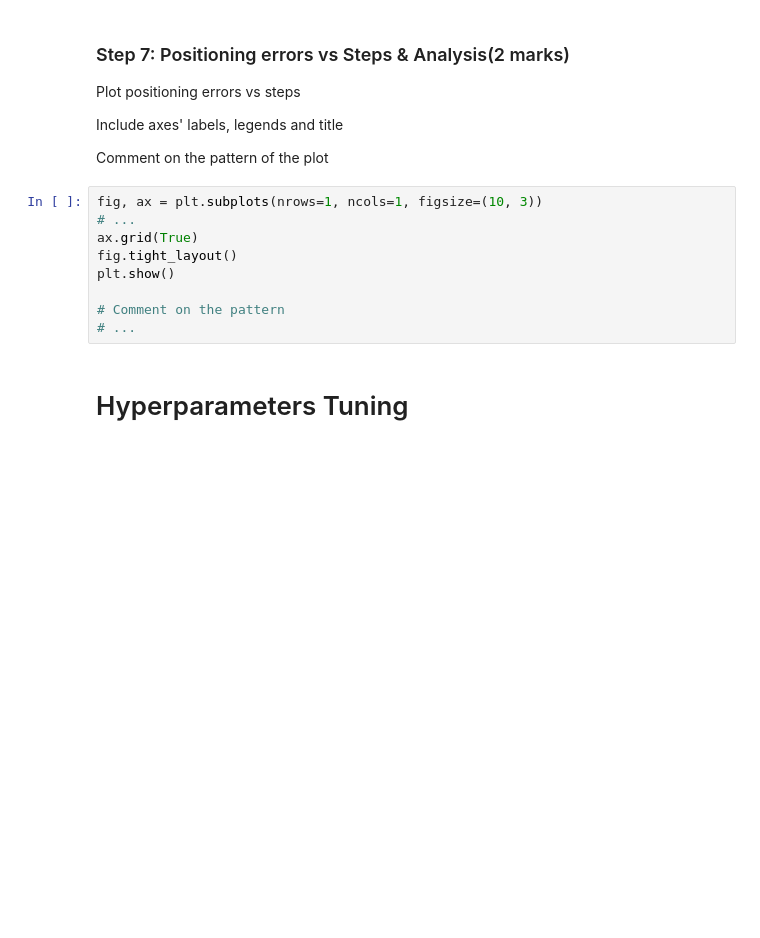
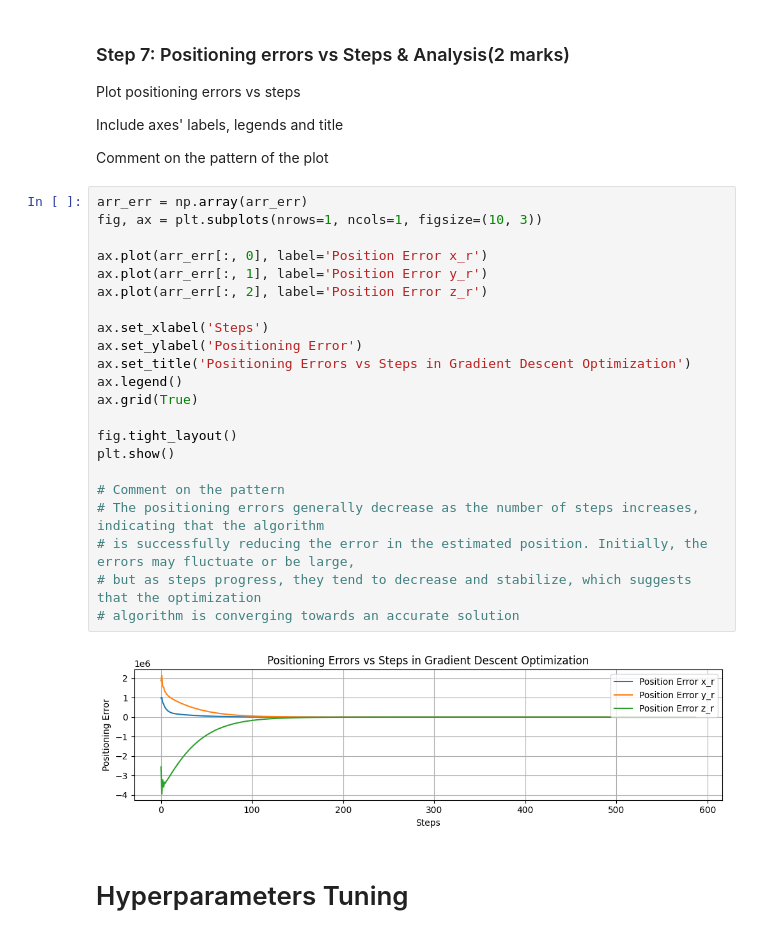
Before and after one commit to SaharYousefi92/engg680_2024_fall, a Jupyter notebook: Lab_Assignment3/Introduction to Machine Learning (Gradient Descent, Logistic Regression).ipynb, the cells around one changed output. Cells and saved outputs as stored; diff of their text form; blank space fills up the shorter version.

```diff
--- a/Lab_Assignment3/Introduction to Machine Learning (Gradient Descent, Logistic Regression).ipynb
+++ b/Lab_Assignment3/Introduction to Machine Learning (Gradient Descent, Logistic Regression).ipynb
@@ -308,15 +332,30 @@ Plot positioning errors vs steps
 Include axes' labels, legends and title
 
 Comment on the pattern of the plot
-# %%
-fig, ax = plt.subplots(nrows=1, ncols=1, figsize=(10, 3))
-# ...
-ax.grid(True)
-fig.tight_layout()
-plt.show()
-
-# Comment on the pattern
-# ...
+# %%
+arr_err = np.array(arr_err)
+fig, ax = plt.subplots(nrows=1, ncols=1, figsize=(10, 3))
+
+ax.plot(arr_err[:, 0], label='Position Error x_r')
+ax.plot(arr_err[:, 1], label='Position Error y_r')
+ax.plot(arr_err[:, 2], label='Position Error z_r')
+
+ax.set_xlabel('Steps')
+ax.set_ylabel('Positioning Error')
+ax.set_title('Positioning Errors vs Steps in Gradient Descent Optimization')
+ax.legend()
+ax.grid(True)
+
+fig.tight_layout()
+plt.show()
+
+# Comment on the pattern
+# The positioning errors generally decrease as the number of steps increases, indicating that the algorithm
+# is successfully reducing the error in the estimated position. Initially, the errors may fluctuate or be large,
+# but as steps progress, they tend to decrease and stabilize, which suggests that the optimization
+# algorithm is converging towards an accurate solution
+# %% [output]
+[figure, added]
 # %% [markdown]
 # Hyperparameters Tuning
 # %% [markdown]
```
Also changed, not shown: parts of 9 cells of this notebook.
